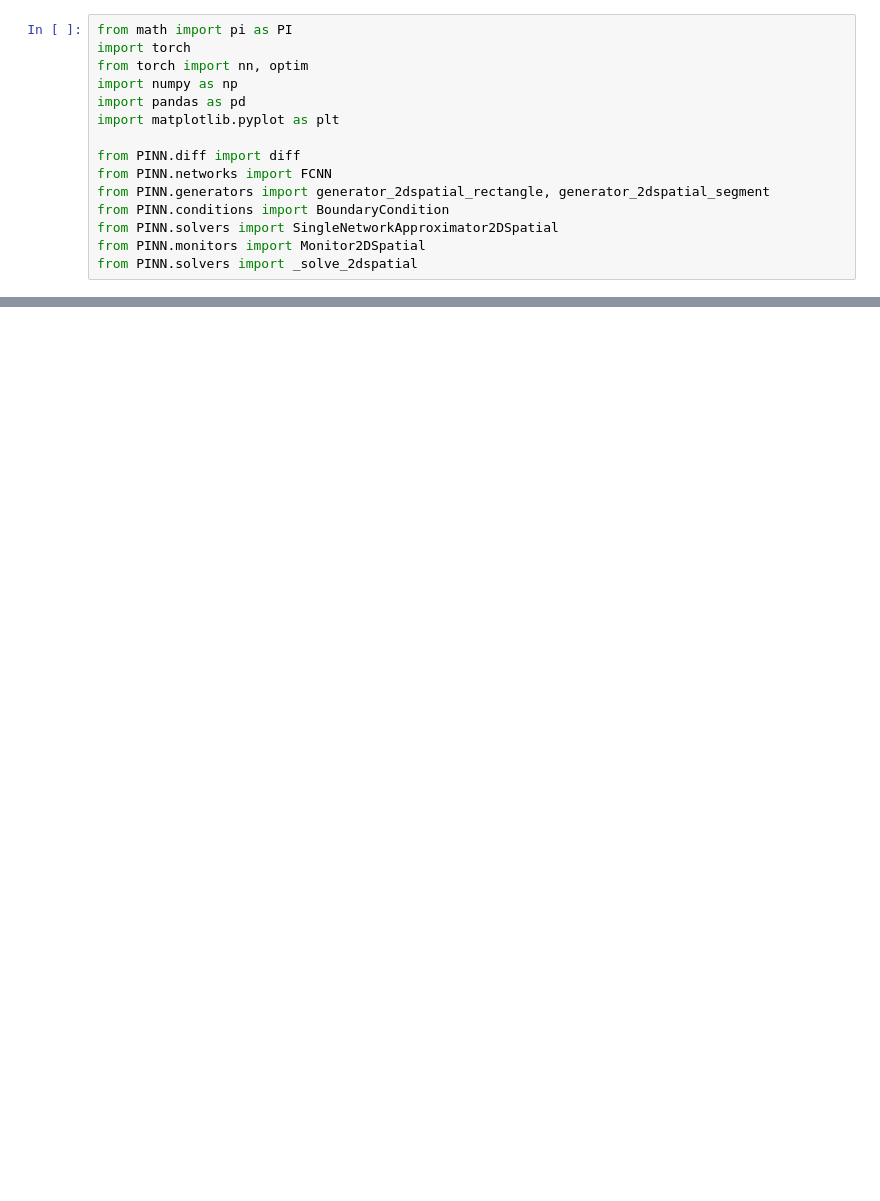
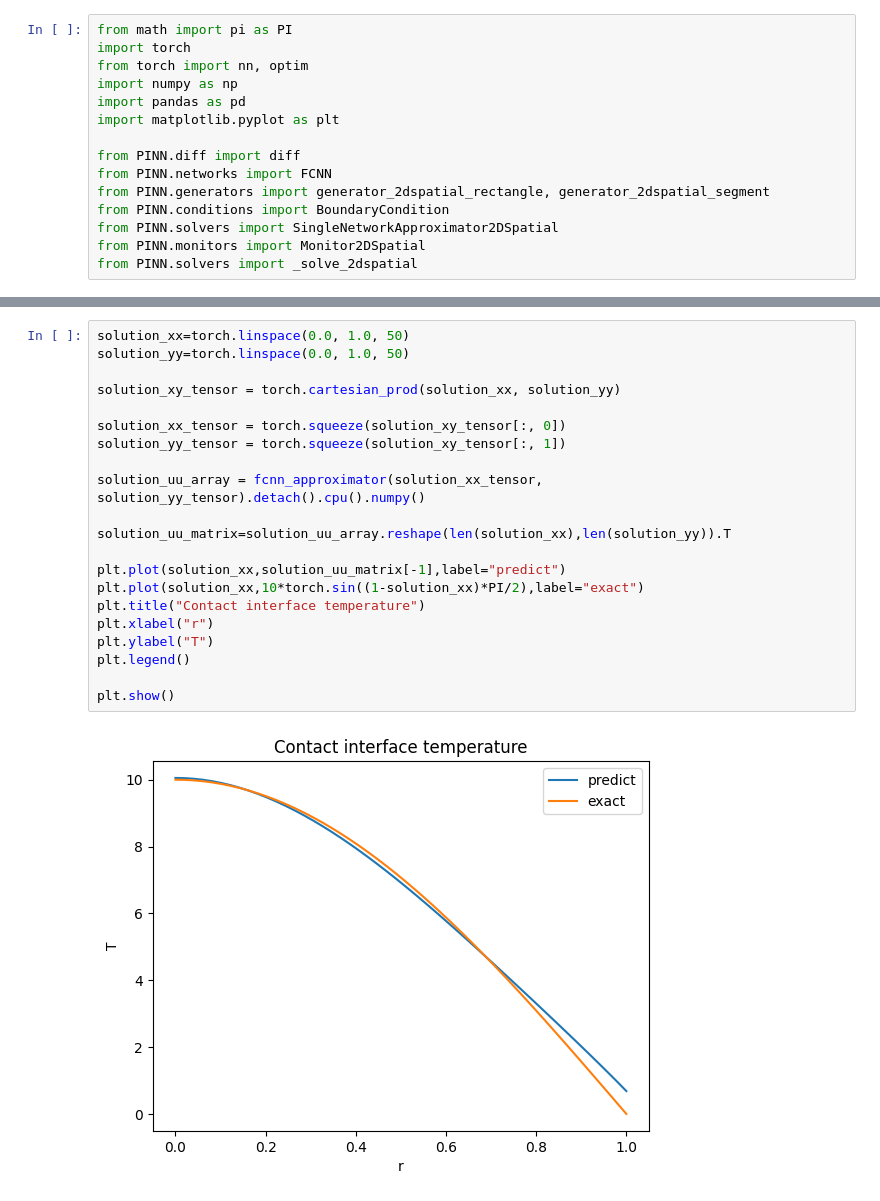
Before and after one commit to Yaoshengtai/PINN-Thermosolid-F-R, a Jupyter notebook: heat_forward.ipynb, the cells around one changed output, grey strips where cells are left out. Cells and saved outputs as stored; diff of their text form; blank space fills up the shorter version.

```diff
--- a/heat_forward.ipynb
+++ b/heat_forward.ipynb
@@ -118,0 +147,23 @@ KeyboardInterrupt:
+# %%
+solution_xx=torch.linspace(0.0, 1.0, 50)
+solution_yy=torch.linspace(0.0, 1.0, 50)
+
+solution_xy_tensor = torch.cartesian_prod(solution_xx, solution_yy)
+
+solution_xx_tensor = torch.squeeze(solution_xy_tensor[:, 0])
+solution_yy_tensor = torch.squeeze(solution_xy_tensor[:, 1])
+
+solution_uu_array = fcnn_approximator(solution_xx_tensor, solution_yy_tensor).detach().cpu().numpy()
+
+solution_uu_matrix=solution_uu_array.reshape(len(solution_xx),len(solution_yy)).T
+
+plt.plot(solution_xx,solution_uu_matrix[-1],label="predict")
+plt.plot(solution_xx,10*torch.sin((1-solution_xx)*PI/2),label="exact")
+plt.title("Contact interface temperature")
+plt.xlabel("r")
+plt.ylabel("T")
+plt.legend()
+
+plt.show()
+# %% [output]
+[figure, added]
```
Also changed, not shown: parts of 8 cells of this notebook, 5 other files.
